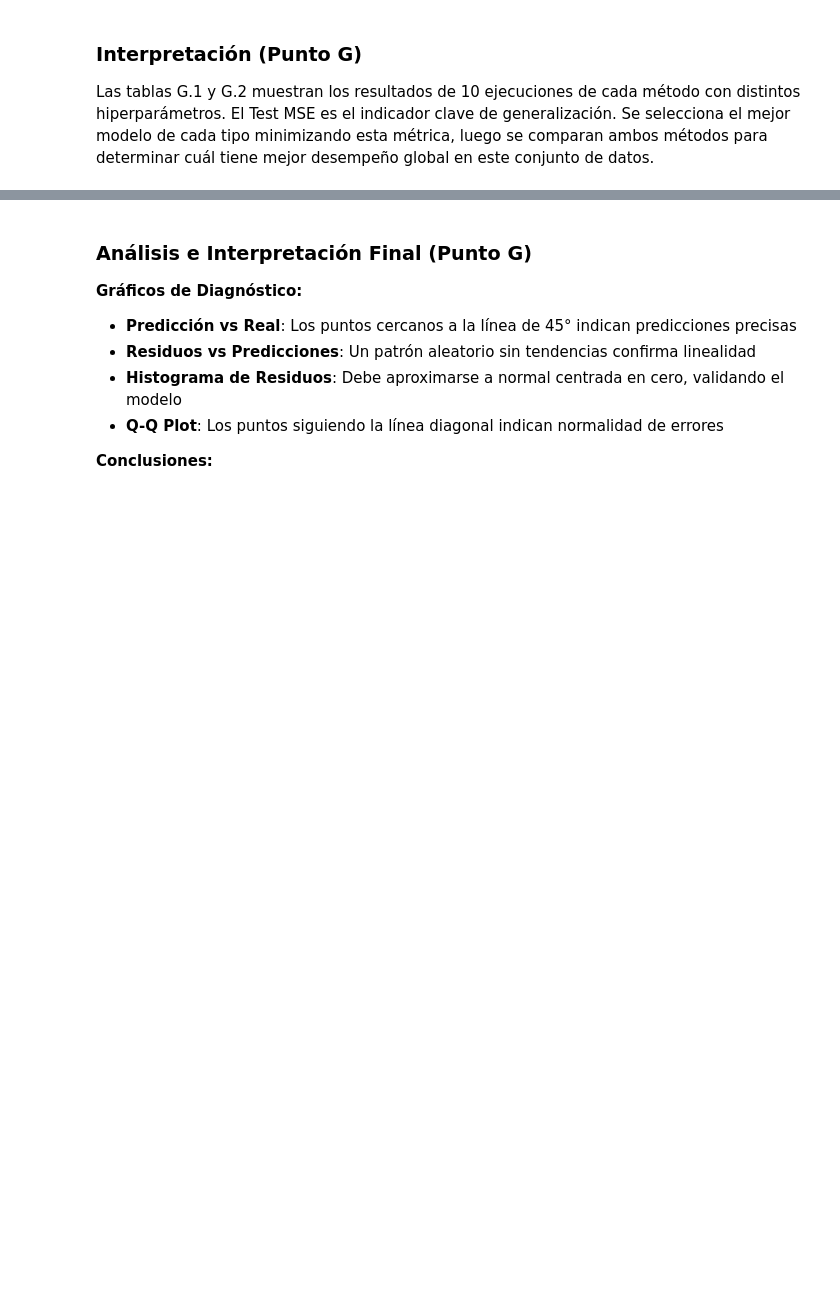
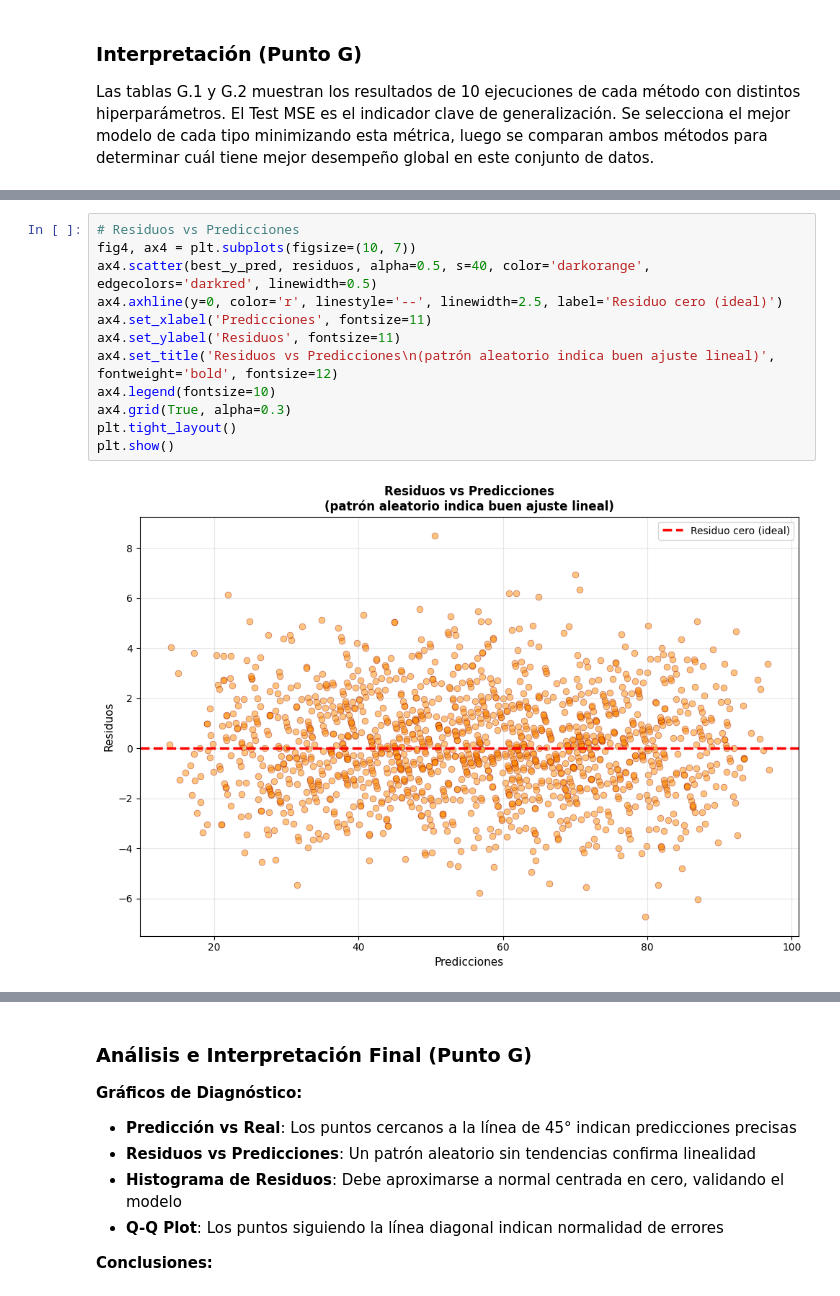
Before and after one commit to fabrimena/AI_Tarea1, a Jupyter notebook: Tarea_1.ipynb, the cells around one changed output, grey strips where cells are left out. Drawn from its saved outputs; the diff is of its cells as text; blank space fills up the shorter version.

```diff
--- a/Tarea_1.ipynb
+++ b/Tarea_1.ipynb
@@ -697,0 +686,14 @@ plt.show()
+# %%
+# Residuos vs Predicciones
+fig4, ax4 = plt.subplots(figsize=(10, 7))
+ax4.scatter(best_y_pred, residuos, alpha=0.5, s=40, color='darkorange', edgecolors='darkred', linewidth=0.5)
+ax4.axhline(y=0, color='r', linestyle='--', linewidth=2.5, label='Residuo cero (ideal)')
+ax4.set_xlabel('Predicciones', fontsize=11)
+ax4.set_ylabel('Residuos', fontsize=11)
+ax4.set_title('Residuos vs Predicciones\n(patrón aleatorio indica buen ajuste lineal)', fontweight='bold', fontsize=12)
+ax4.legend(fontsize=10)
+ax4.grid(True, alpha=0.3)
+plt.tight_layout()
+plt.show()
+# %% [output]
+[figure, added]
```
Also changed, not shown: parts of 11 cells of this notebook, 9 other files.
